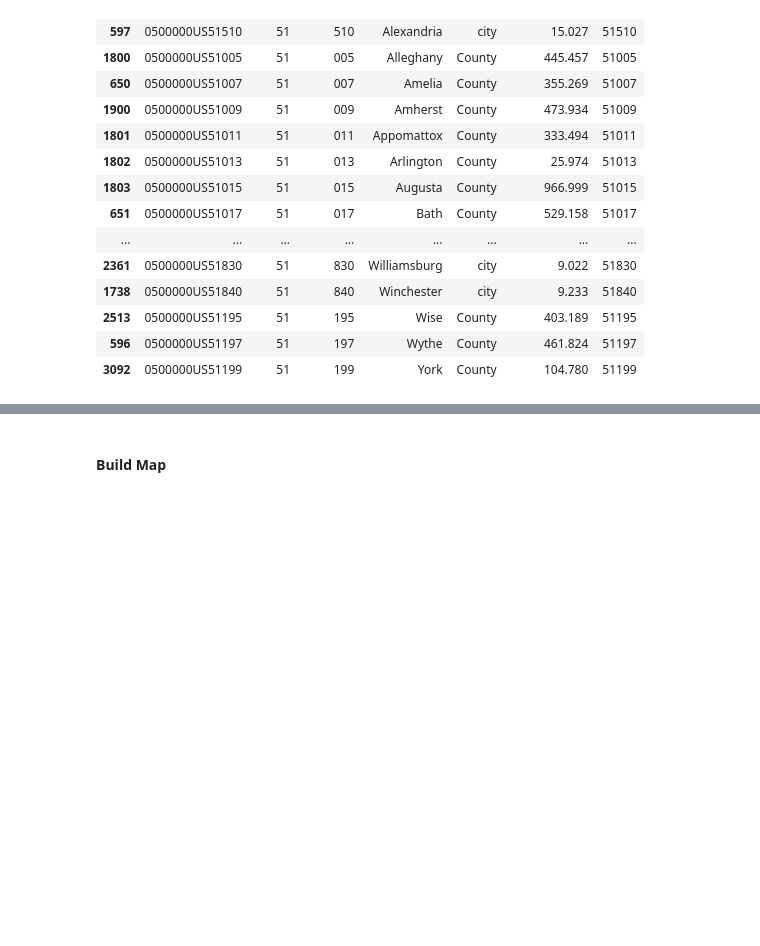
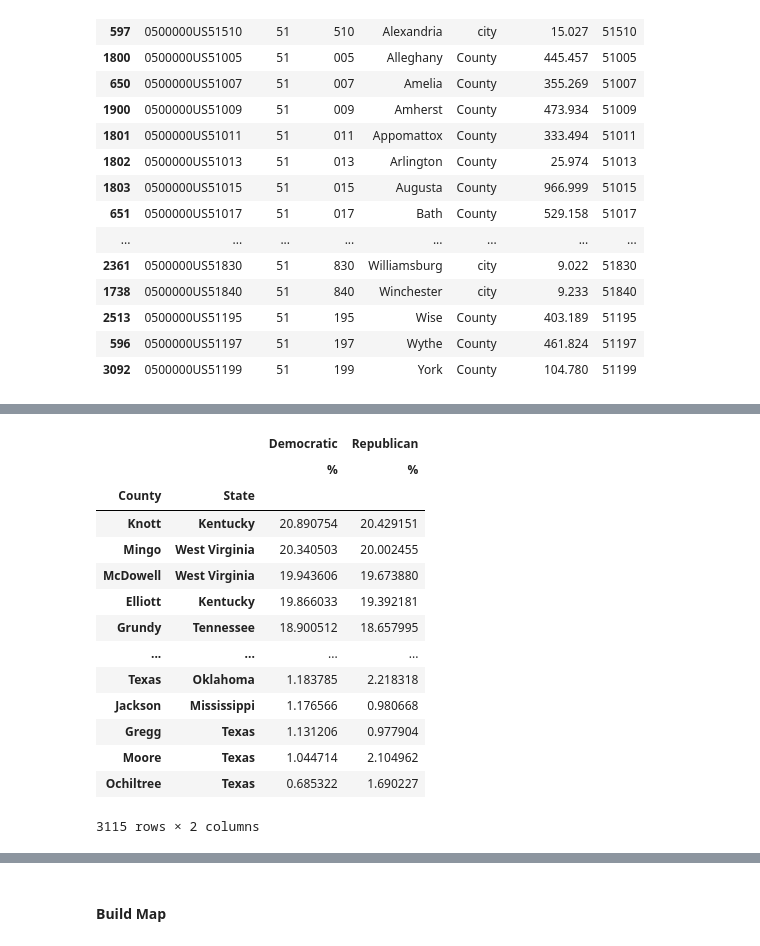
Before and after one commit to AkaiS/political_shift, a Jupyter notebook: sandbox.ipynb, the cells around one changed output, grey strips where cells are left out. Saved outputs shown, nothing was run; the diff lists cells and outputs as text; code cells hidden in the pictures; blank space fills up the shorter version.

```diff
--- a/sandbox.ipynb
+++ b/sandbox.ipynb
@@ -576,0 +641,20 @@ with pd.option_context('display.max_rows', None):
+# %%
+grouped = states_df.groupby(by=['County', 'State'])[[('Democratic', '%'), ('Republican', '%')]].std().sort_values(('Democratic', '%')).sort_values(by=('Democratic', '%'), ascending=False)
+# %%
+grouped
+# %% [output]
+|  |  | Democratic | Republican |
+|  |  | % | % |
+| County | State |  |  |
+| Knott | Kentucky | 20.890754 | 20.429151 |
+| Mingo | West Virginia | 20.340503 | 20.002455 |
+| McDowell | West Virginia | 19.943606 | 19.673880 |
+| Elliott | Kentucky | 19.866033 | 19.392181 |
+| Grundy | Tennessee | 18.900512 | 18.657995 |
+| ... | ... | ... | ... |
+| Texas | Oklahoma | 1.183785 | 2.218318 |
+| Jackson | Mississippi | 1.176566 | 0.980668 |
+| Gregg | Texas | 1.131206 | 0.977904 |
+| Moore | Texas | 1.044714 | 2.104962 |
+| Ochiltree | Texas | 0.685322 | 1.690227 |
+3115 rows × 2 columns
```
Also changed, not shown: parts of 22 cells of this notebook, 1 other file.
